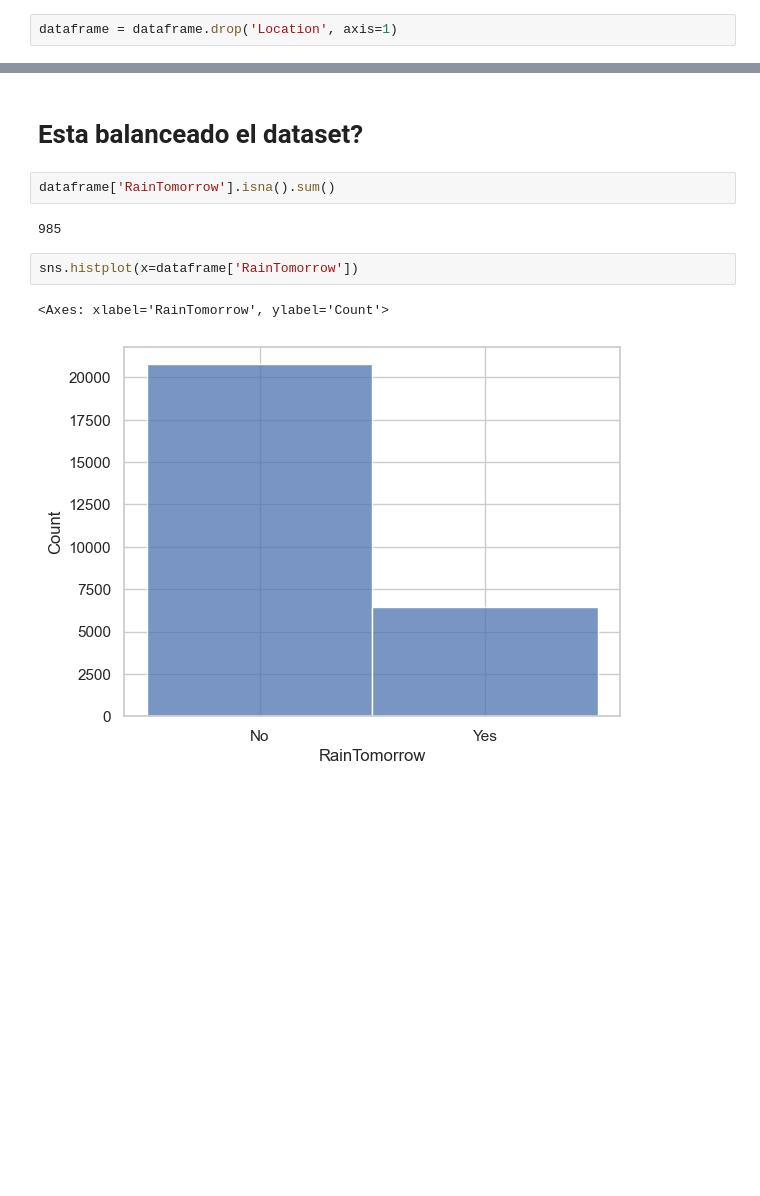
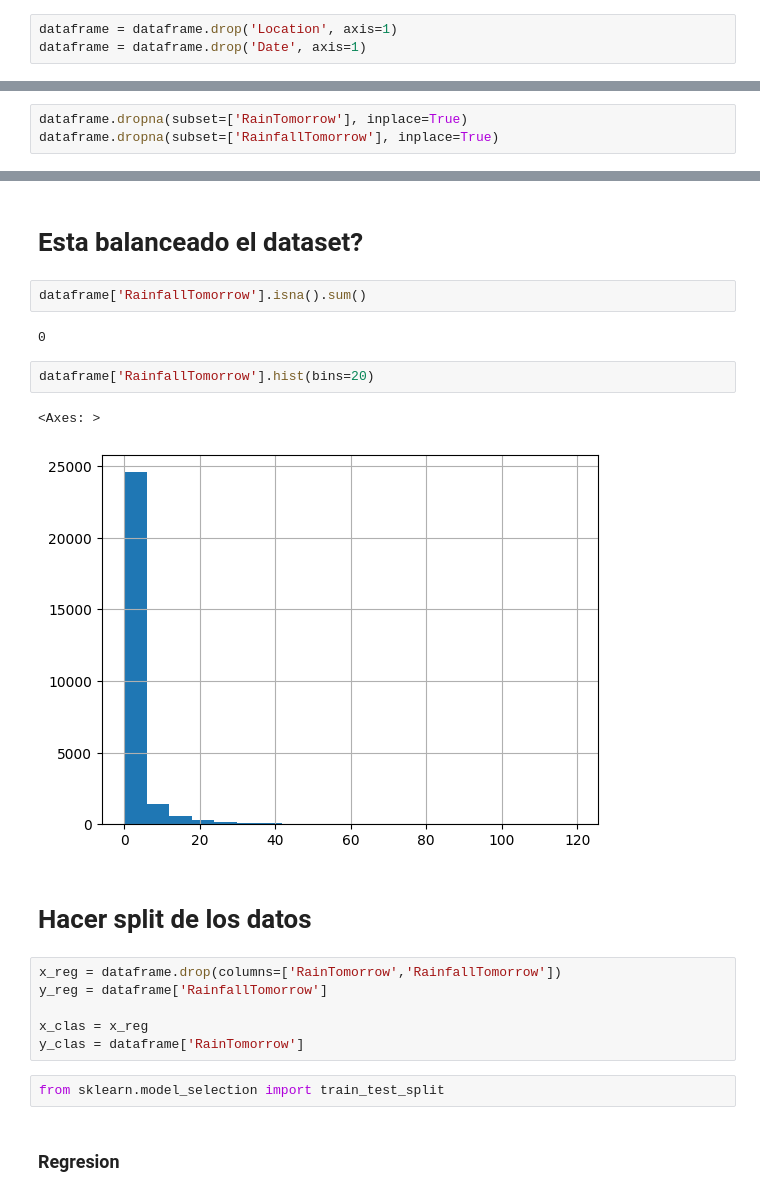
Before and after one commit to Nameless-86/AA1-TUIA-Petetta, a Jupyter notebook: eda.ipynb, the cells around one changed output, grey strips where cells are left out. Cells and saved outputs as stored; diff of their text form; blank space fills up the shorter version.

```diff
--- a/eda.ipynb
+++ b/eda.ipynb
@@ -88,5 +125,6 @@ dataframe.head()
 Como se pueden considerar todas las localizaciones como una no tiene sentido mantener la columna de localizaciones
 # %%
 dataframe = dataframe.drop('Location', axis=1)
+dataframe = dataframe.drop('Date', axis=1)
 # %%
 dataframe.info()
@@ -94,0 +171,3 @@ Graficar Temperaturas
+# %%
+dataframe.dropna(subset=['RainTomorrow'], inplace=True)
+dataframe.dropna(subset=['RainfallTomorrow'], inplace=True)
@@ -103,11 +188,23 @@ plt.show()
 # %% [markdown]
 # Esta balanceado el dataset?
 # %%
-dataframe['RainTomorrow'].isna().sum()
+dataframe['RainfallTomorrow'].isna().sum()
 # %% [output]
-985
+0
-# %%
-sns.histplot(x=dataframe['RainTomorrow'])
-# %% [output]
-<Axes: xlabel='RainTomorrow', ylabel='Count'>
-[figure, removed]
+# %%
+dataframe['RainfallTomorrow'].hist(bins=20)
+# %% [output]
+<Axes: >
+[figure, added]
+# %% [markdown]
+# Hacer split de los datos
+# %%
+x_reg = dataframe.drop(columns=['RainTomorrow','RainfallTomorrow'])
+y_reg = dataframe['RainfallTomorrow']
+
+x_clas = x_reg
+y_clas = dataframe['RainTomorrow']
+# %%
+from sklearn.model_selection import train_test_split
+# %% [markdown]
+### Regresion
```
Also changed, not shown: parts of 20 cells of this notebook.
